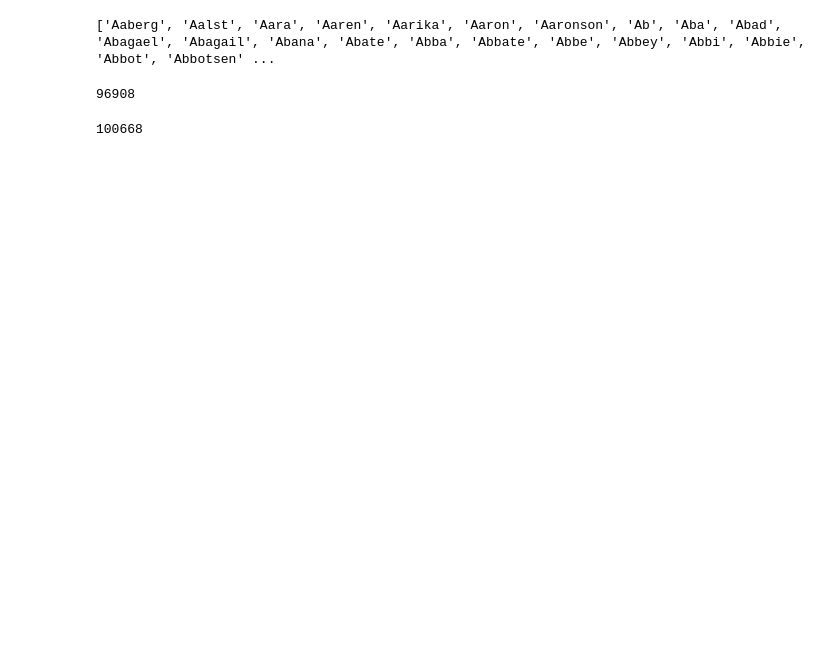
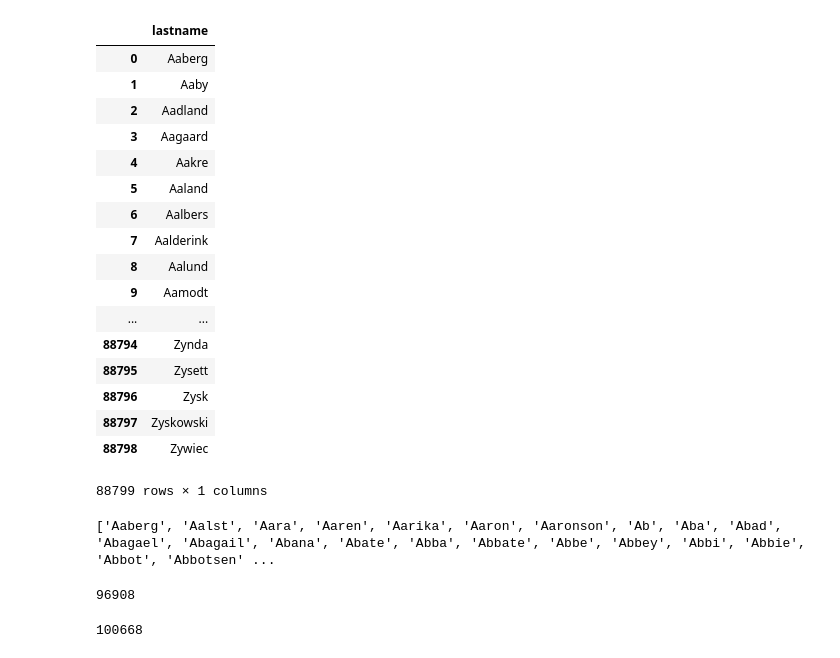
Before and after one commit to NicolasBizzozzero/datagenerator, a Jupyter notebook: Untitled.ipynb, the cells around one changed output. Drawn from its saved outputs; the diff is of its cells as text; code cells hidden in the pictures; blank space fills up the shorter version.

Commit message:
merged CSV_Database_of_Last_Names.csv

```diff
--- a/Untitled.ipynb
+++ b/Untitled.ipynb
@@ -10,3 +10,25 @@ print(last_name_dictionary.get_max_id())
+# %%
+df = pd.read_csv("TOSORT/CSV_Database_of_Last_Names.csv")
+df
+# %% [output]
+|  | lastname |
+| 0 | Aaberg |
+| 1 | Aaby |
+| 2 | Aadland |
+| 3 | Aagaard |
+| 4 | Aakre |
+| 5 | Aaland |
+| 6 | Aalbers |
+| 7 | Aalderink |
+| 8 | Aalund |
+| 9 | Aamodt |
+| ... | ... |
+| 88794 | Zynda |
+| 88795 | Zysett |
+| 88796 | Zysk |
+| 88797 | Zyskowski |
+| 88798 | Zywiec |
+88799 rows × 1 columns
 # %%
 content = []
 with open("TOSORT/last_names.txt") as file:
```
Also changed, not shown: parts of 3 cells of this notebook, 1 other file.
